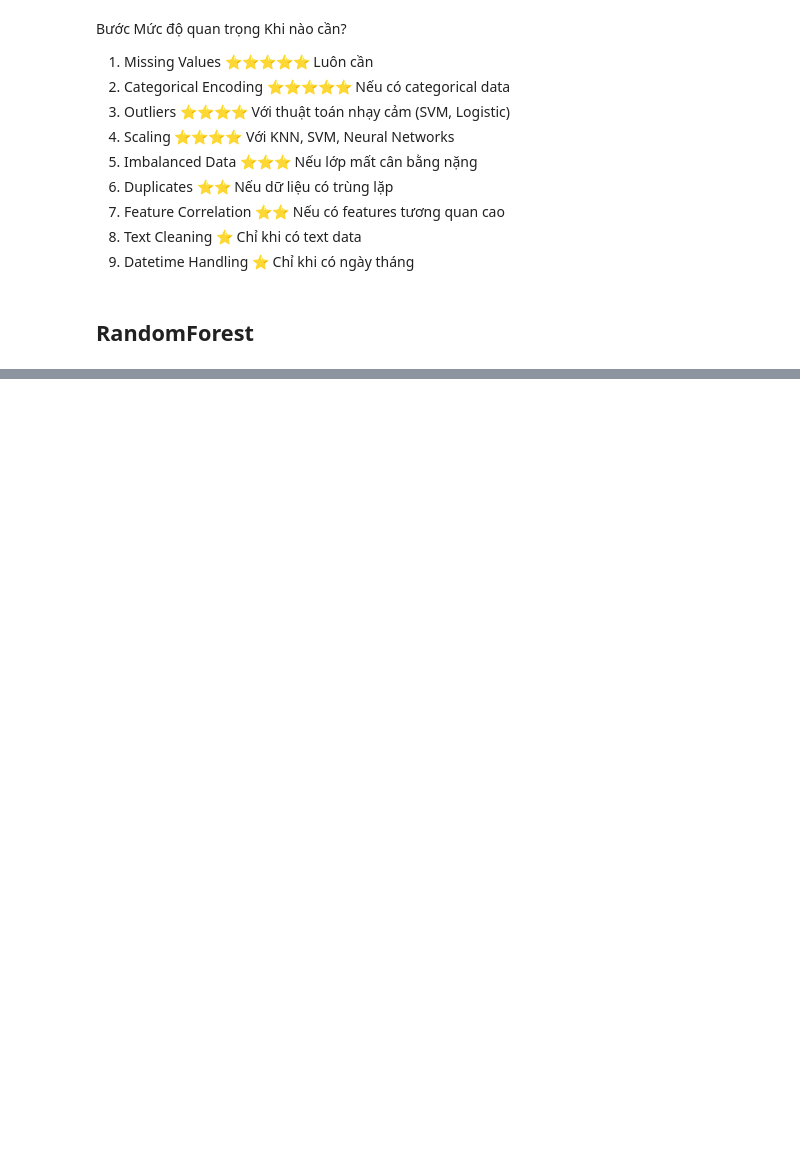
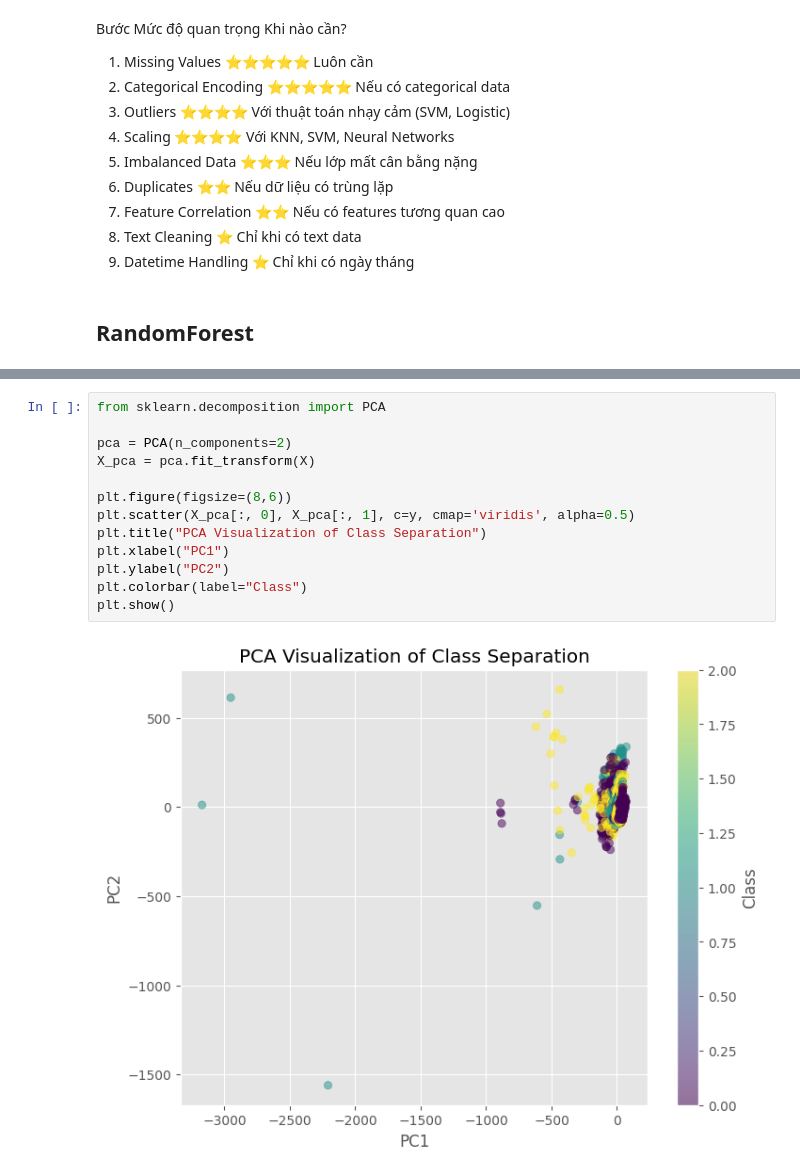
Before and after one commit to ITDSIU20094/Classification-of-EMOTIV-EPOC-, a Jupyter notebook: Project.ipynb, the cells around one changed output, grey strips where cells are left out. Drawn from its saved outputs; the diff is of its cells as text; blank space fills up the shorter version.

```diff
--- a/Project.ipynb
+++ b/Project.ipynb
@@ -305,0 +319,15 @@ plt.show()
+# %%
+from sklearn.decomposition import PCA
+
+pca = PCA(n_components=2)
+X_pca = pca.fit_transform(X)
+
+plt.figure(figsize=(8,6))
+plt.scatter(X_pca[:, 0], X_pca[:, 1], c=y, cmap='viridis', alpha=0.5)
+plt.title("PCA Visualization of Class Separation")
+plt.xlabel("PC1")
+plt.ylabel("PC2")
+plt.colorbar(label="Class")
+plt.show()
+# %% [output]
+[figure, added]
```
Also changed, not shown: parts of 6 cells of this notebook.
